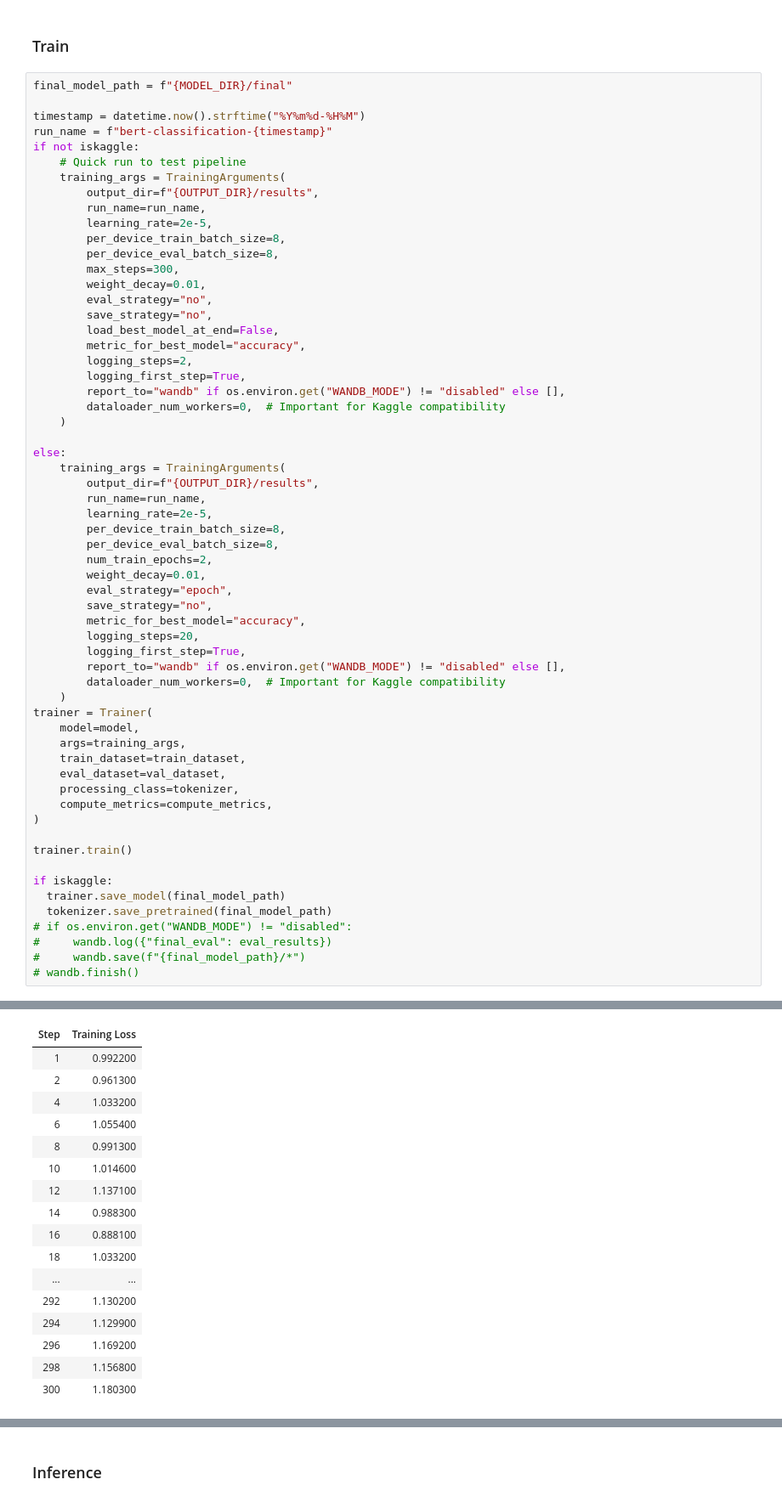
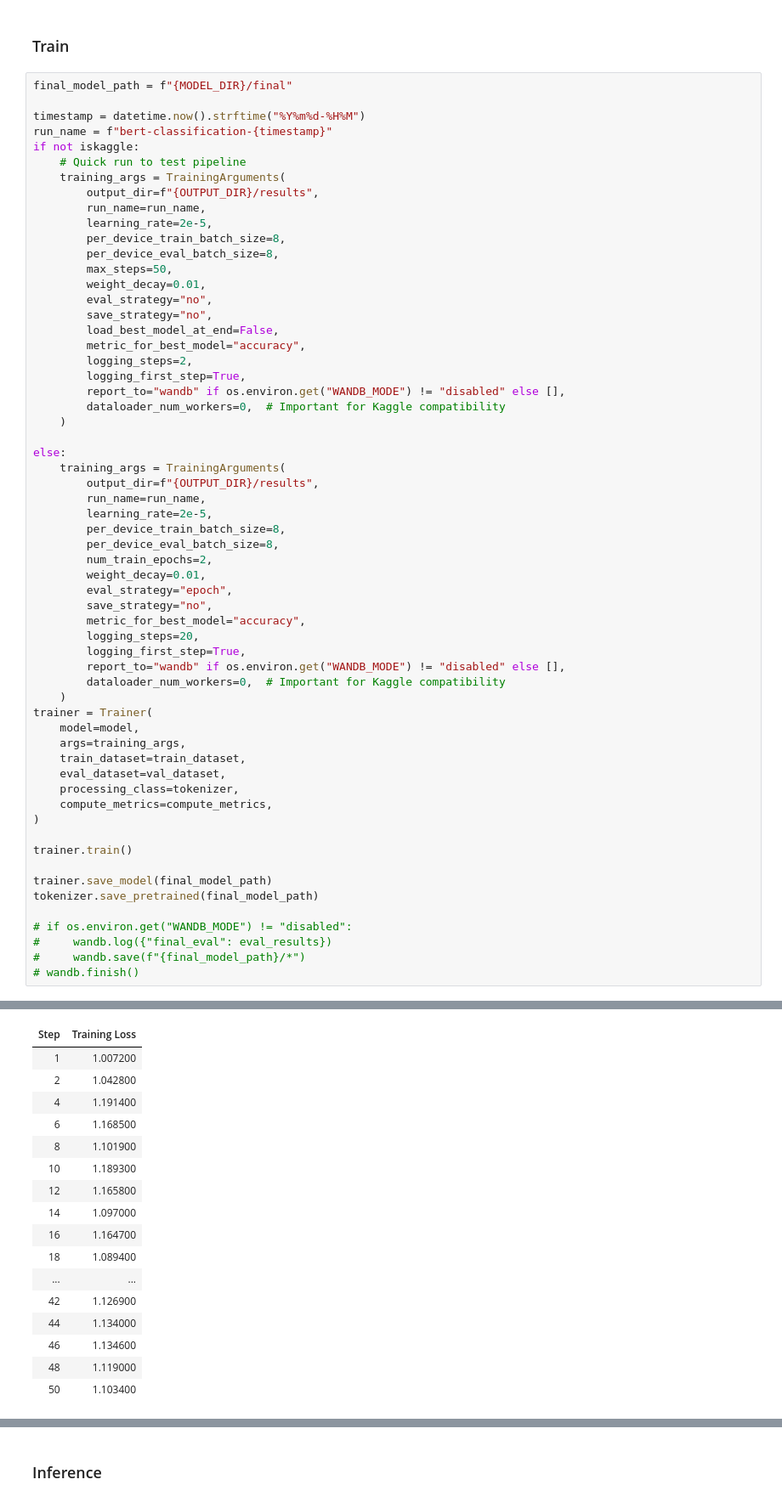
Before and after one commit to peterbull/llm-classification-finetuning, a Jupyter notebook: nbs/20250603_base_bert.ipynb, the cells around one changed output, grey strips where cells are left out. Shown: that part at 85% size. Cells and saved outputs as stored; diff of their text form.

```diff
--- a/nbs/20250603_base_bert.ipynb
+++ b/nbs/20250603_base_bert.ipynb
@@ -399,7 +374,7 @@ if not iskaggle:
         learning_rate=2e-5,
         per_device_train_batch_size=8,
         per_device_eval_batch_size=8,
-        max_steps=300,
+        max_steps=50,
         weight_decay=0.01,
         eval_strategy="no",
         save_strategy="no",
@@ -439,9 +414,9 @@ trainer = Trainer(
 
 trainer.train()
 
-if iskaggle:
-  trainer.save_model(final_model_path)
-  tokenizer.save_pretrained(final_model_path)
+trainer.save_model(final_model_path)
+tokenizer.save_pretrained(final_model_path)
+
 # if os.environ.get("WANDB_MODE") != "disabled":
 #     wandb.log({"final_eval": eval_results})
 #     wandb.save(f"{final_model_path}/*")
@@ -451,17 +432,17 @@ if iskaggle:
 | Step | Training Loss |
-| 1 | 0.992200 |
-| 2 | 0.961300 |
-| 4 | 1.033200 |
-| 6 | 1.055400 |
-| 8 | 0.991300 |
-| 10 | 1.014600 |
-| 12 | 1.137100 |
-| 14 | 0.988300 |
-| 16 | 0.888100 |
-| 18 | 1.033200 |
+| 1 | 1.007200 |
+| 2 | 1.042800 |
+| 4 | 1.191400 |
+| 6 | 1.168500 |
+| 8 | 1.101900 |
+| 10 | 1.189300 |
+| 12 | 1.165800 |
+| 14 | 1.097000 |
+| 16 | 1.164700 |
+| 18 | 1.089400 |
 | ... | ... |
-| 292 | 1.130200 |
-| 294 | 1.129900 |
-| 296 | 1.169200 |
-| 298 | 1.156800 |
-| 300 | 1.180300 |
+| 42 | 1.126900 |
+| 44 | 1.134000 |
+| 46 | 1.134600 |
+| 48 | 1.119000 |
+| 50 | 1.103400 |
```
Also changed, not shown: parts of 12 cells of this notebook, 3 other files.
